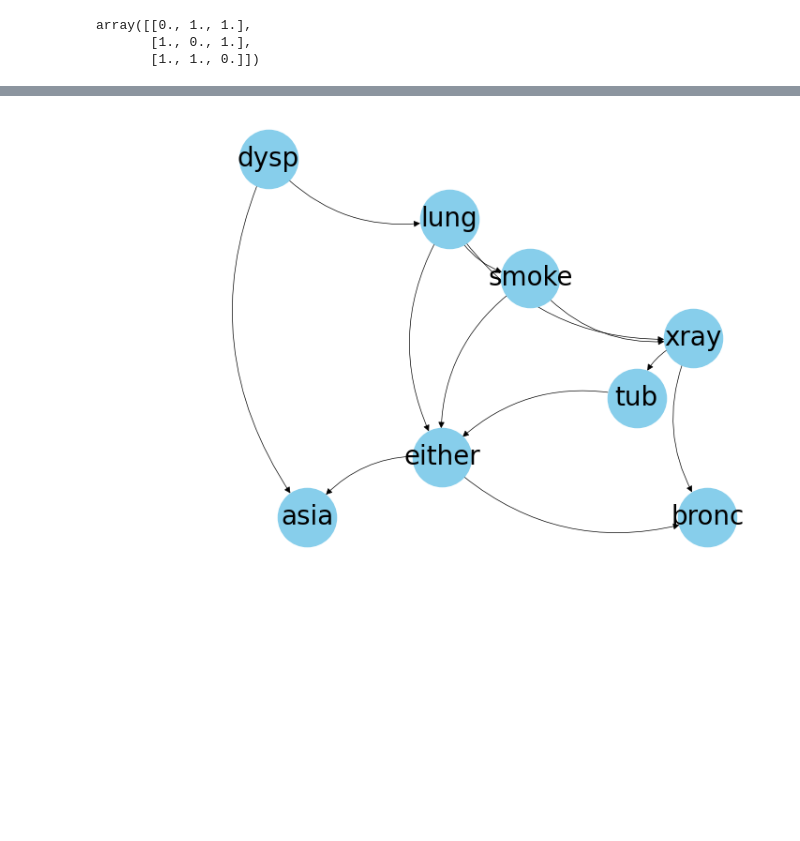
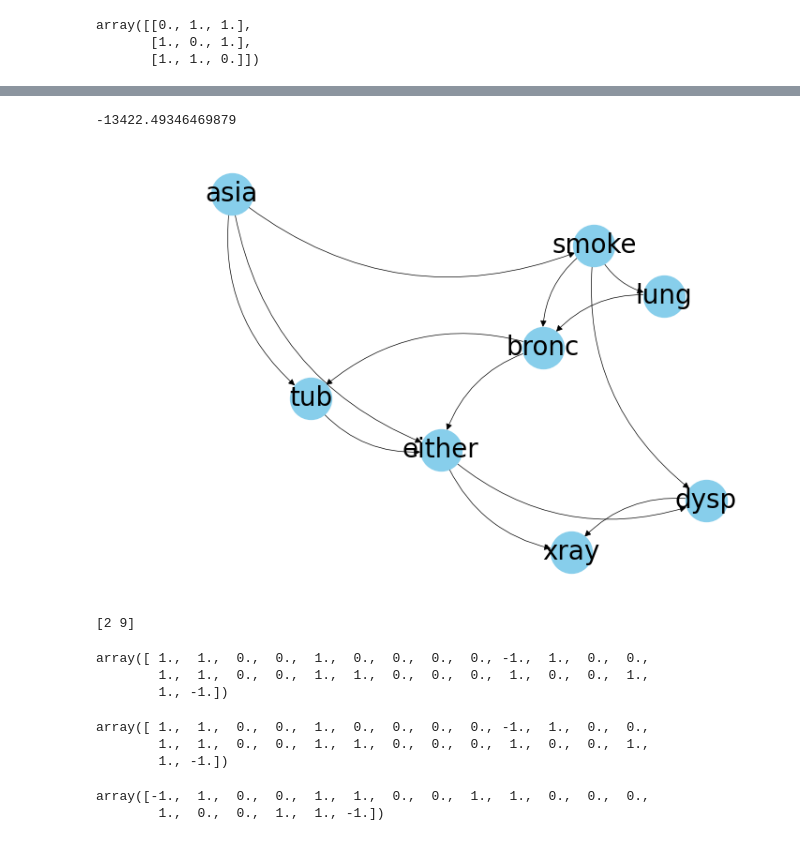
Before and after one commit to fredparrela/GA_PYTHON_MATLAB, a Jupyter notebook: experiments.ipynb, the cells around one changed output, grey strips where cells are left out. Drawn from its saved outputs; the diff is of its cells as text; code cells hidden in the pictures; blank space fills up the shorter version.

```diff
--- a/experiments.ipynb
+++ b/experiments.ipynb
@@ -406,4 +423,52 @@ bayesian_network_individual = GA.BayesianNetworkIndividual(upper_triangular_matr
+# %%
+GA.dag_to_bit(upper_triangular_matrix)
+
+indi2=GA.BayesianNetworkIndividual.from_bit_representation(GA.dag_to_bit(upper_triangular_matrix),data_sampled,index)
+# %%
+indi2.evaluate_cost()
+# %% [output]
+-13422.49346469879
 # %%
-GA.plot_digraph(bayesian_network_individual.adjacency_matrix,np.array(data.columns))
+GA.plot_digraph(indi2.adjacency_matrix,np.array(data.columns))
 # %% [output]
-[figure, old version]
+[figure, new version]
+# %%
+AA=indi2.bit_representation
+BB=bayesian_network_individual.bit_representation
+
+# Assuming you have the arrays AA and BB defined
+# You can replace these with your actual data
+
+# Generate two random points in the array indices
+point = np.random.permutation(len(AA))[:2]
+
+
+point = np.sort(point)
+print(point)
+
+# Create aux1 and aux2 based on the points
+aux1 = np.concatenate((AA[:point[0]], BB[point[0]:point[1]], AA[point[1]:]))
+aux2 = np.concatenate((BB[:point[0]], AA[point[0]:point[1]], BB[point[1]:]))
+
+# Assuming you have F1 and F2 defined
+# You can replace these with your actual data
+# Assuming k is the current iteration index
+
+aux1
+#aux2
+# %% [output]
+[2 9]
+array([ 1.,  1.,  0.,  0.,  1.,  0.,  0.,  0.,  0., -1.,  1.,  0.,  0.,
+        1.,  1.,  0.,  0.,  1.,  1.,  0.,  0.,  0.,  1.,  0.,  0.,  1.,
+        1., -1.])
+# %%
+AA
+# %% [output]
+array([ 1.,  1.,  0.,  0.,  1.,  0.,  0.,  0.,  0., -1.,  1.,  0.,  0.,
+        1.,  1.,  0.,  0.,  1.,  1.,  0.,  0.,  0.,  1.,  0.,  0.,  1.,
+        1., -1.])
+# %%
+AA[point[1]:]
+# %% [output]
+array([-1.,  1.,  0.,  0.,  1.,  1.,  0.,  0.,  1.,  1.,  0.,  0.,  0.,
+        1.,  0.,  0.,  1.,  1., -1.])
```
Also changed, not shown: parts of 56 cells of this notebook, 1 other file.
